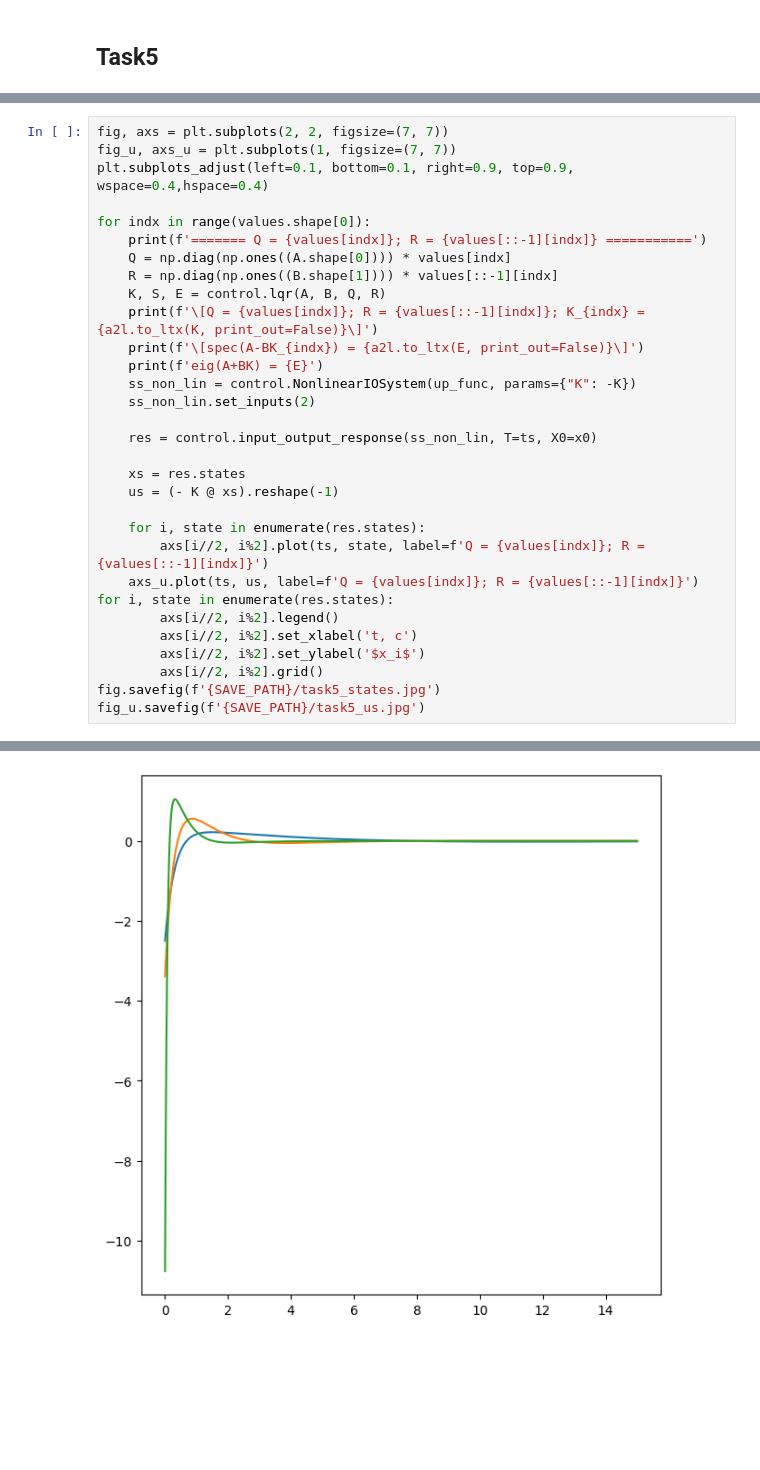
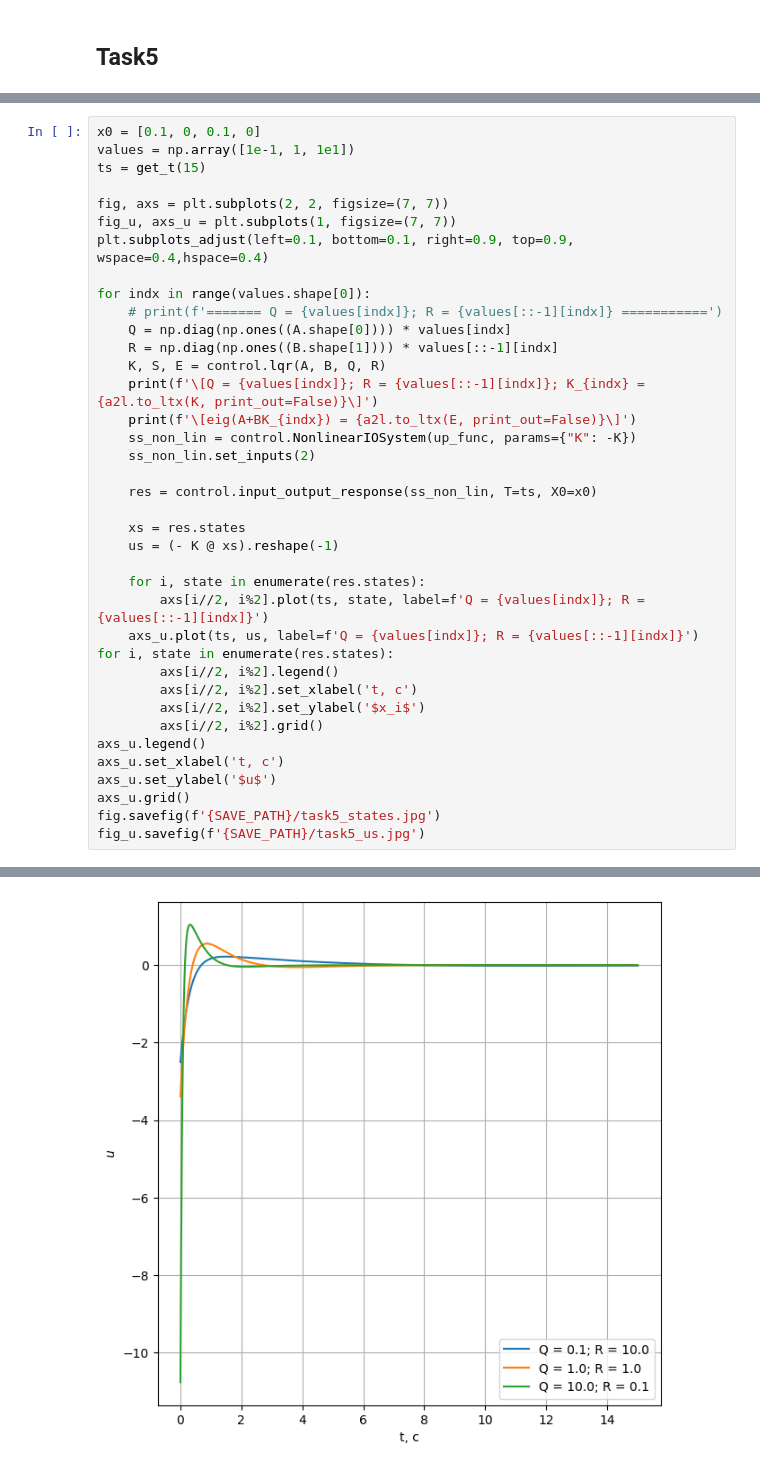
Before and after one commit to lalayants/control-theory-itmo-2023-2024, a Jupyter notebook: project/project.ipynb, the cells around one changed output, grey strips where cells are left out. Cells and saved outputs as stored; diff of their text form; blank space fills up the shorter version.

```diff
--- a/project/project.ipynb
+++ b/project/project.ipynb
@@ -508,16 +504,19 @@ ts = get_t(15)
 # %%
+x0 = [0.1, 0, 0.1, 0]
+values = np.array([1e-1, 1, 1e1])
+ts = get_t(15)
+
 fig, axs = plt.subplots(2, 2, figsize=(7, 7))
 fig_u, axs_u = plt.subplots(1, figsize=(7, 7))
 plt.subplots_adjust(left=0.1, bottom=0.1, right=0.9, top=0.9, wspace=0.4,hspace=0.4)
 
 for indx in range(values.shape[0]):
-    print(f'======= Q = {values[indx]}; R = {values[::-1][indx]} ===========')
+    # print(f'======= Q = {values[indx]}; R = {values[::-1][indx]} ===========')
     Q = np.diag(np.ones((A.shape[0]))) * values[indx]
     R = np.diag(np.ones((B.shape[1]))) * values[::-1][indx]
     K, S, E = control.lqr(A, B, Q, R)
     print(f'\[Q = {values[indx]}; R = {values[::-1][indx]}; K_{indx} = {a2l.to_ltx(K, print_out=False)}\]')
-    print(f'\[spec(A-BK_{indx}) = {a2l.to_ltx(E, print_out=False)}\]')
-    print(f'eig(A+BK) = {E}')
+    print(f'\[eig(A+BK_{indx}) = {a2l.to_ltx(E, print_out=False)}\]')
     ss_non_lin = control.NonlinearIOSystem(up_func, params={"K": -K})
     ss_non_lin.set_inputs(2)
 
@@ -534,6 +533,10 @@ for i, state in enumerate(res.states):
         axs[i//2, i%2].set_xlabel('t, c')
         axs[i//2, i%2].set_ylabel('$x_i$')
         axs[i//2, i%2].grid()
+axs_u.legend()
+axs_u.set_xlabel('t, c')
+axs_u.set_ylabel('$u$')
+axs_u.grid()
 fig.savefig(f'{SAVE_PATH}/task5_states.jpg')
 fig_u.savefig(f'{SAVE_PATH}/task5_us.jpg')
 # %% [output]
@@ -557,2 +561,2 @@ eig(A+BK) = [-14.54+0.j  -2.42+1.j  -2.42-1.j  -1.01+0.j]
 [figure]
-[figure, old version]
+[figure, new version]
```
Also changed, not shown: parts of 13 cells of this notebook, 4 other files.
